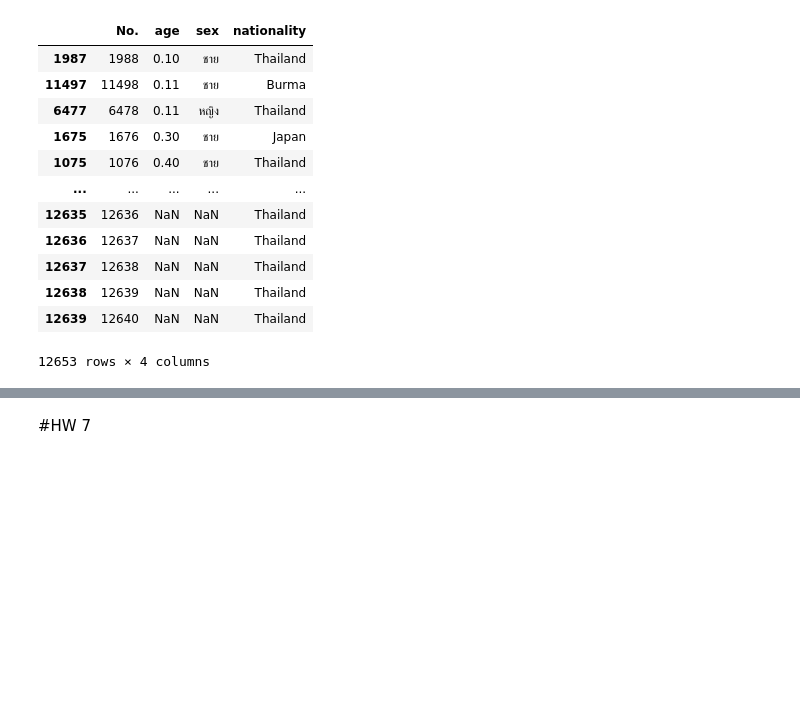
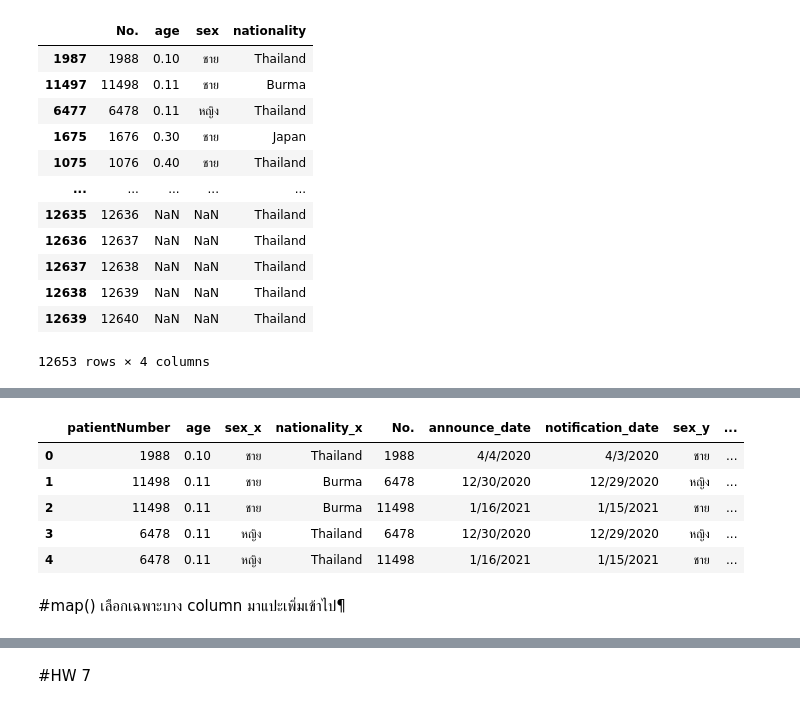
Before and after one commit to ikarosgn/data_viz, a Jupyter notebook: pandas102.ipynb, the cells around one changed output, grey strips where cells are left out. Cells and saved outputs as stored; diff of their text form; code cells hidden in the pictures; blank space fills up the shorter version.

```diff
--- a/pandas102.ipynb
+++ b/pandas102.ipynb
@@ -158,0 +194,13 @@ full_table2 = data_human2.merge(data_province)
+# %%
+
+full_table3 = data_human2_rename.merge(data_covid,left_on='age',right_on= 'age')
+full_table3.head()
+# %% [output]
+|  | patientNumber | age | sex_x | nationality_x | No. | announce_date | notification_date | sex_y | ... |
+| 0 | 1988 | 0.10 | ชาย | Thailand | 1988 | 4/4/2020 | 4/3/2020 | ชาย | ... |
+| 1 | 11498 | 0.11 | ชาย | Burma | 6478 | 12/30/2020 | 12/29/2020 | หญิง | ... |
+| 2 | 11498 | 0.11 | ชาย | Burma | 11498 | 1/16/2021 | 1/15/2021 | ชาย | ... |
+| 3 | 6478 | 0.11 | หญิง | Thailand | 6478 | 12/30/2020 | 12/29/2020 | หญิง | ... |
+| 4 | 6478 | 0.11 | หญิง | Thailand | 11498 | 1/16/2021 | 1/15/2021 | ชาย | ... |
+# %% [markdown]
+#map() เลือกเฉพาะบาง column มาแปะเพิ่มเข้าไป¶
```
Also changed, not shown: parts of 8 cells of this notebook.
